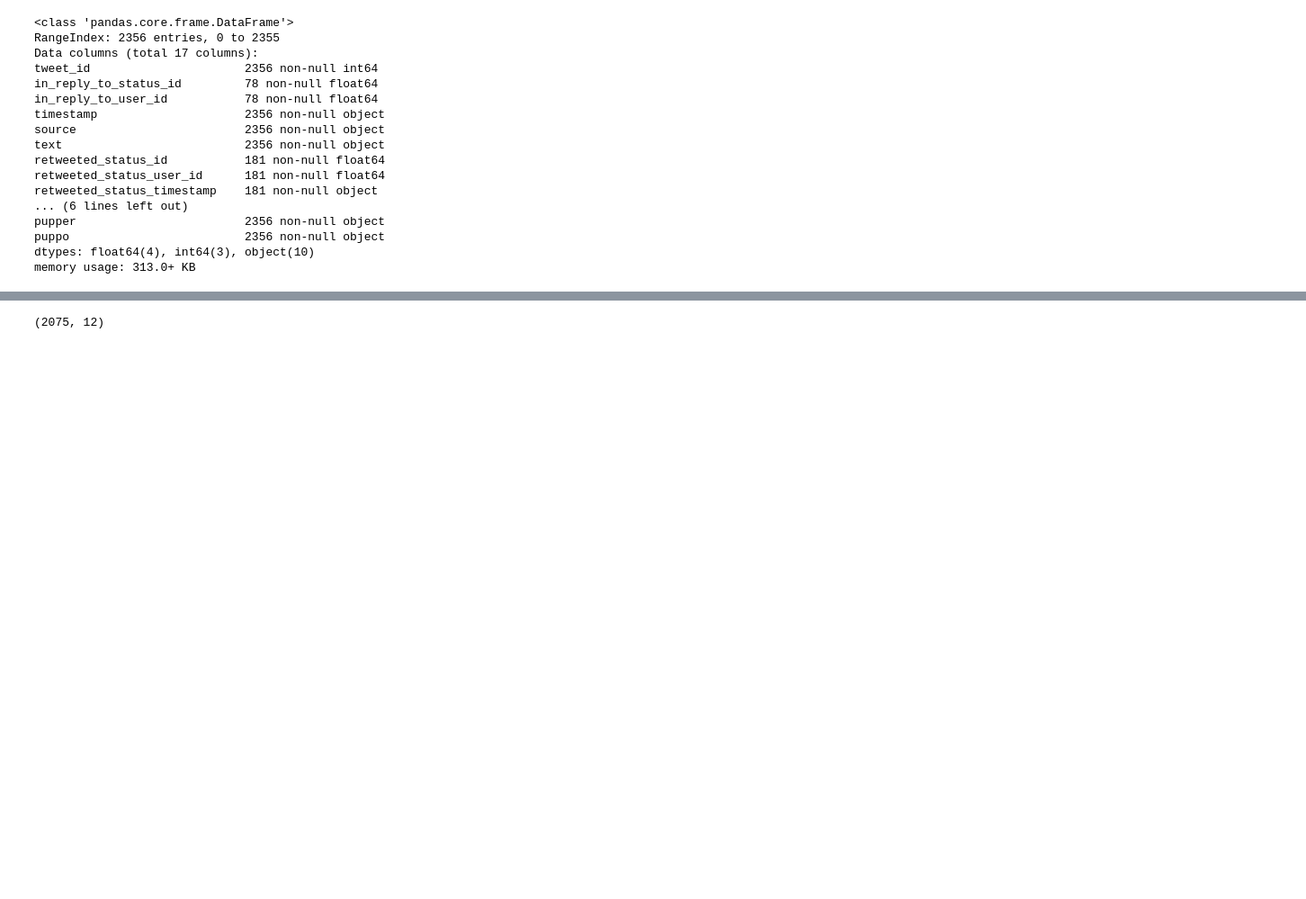
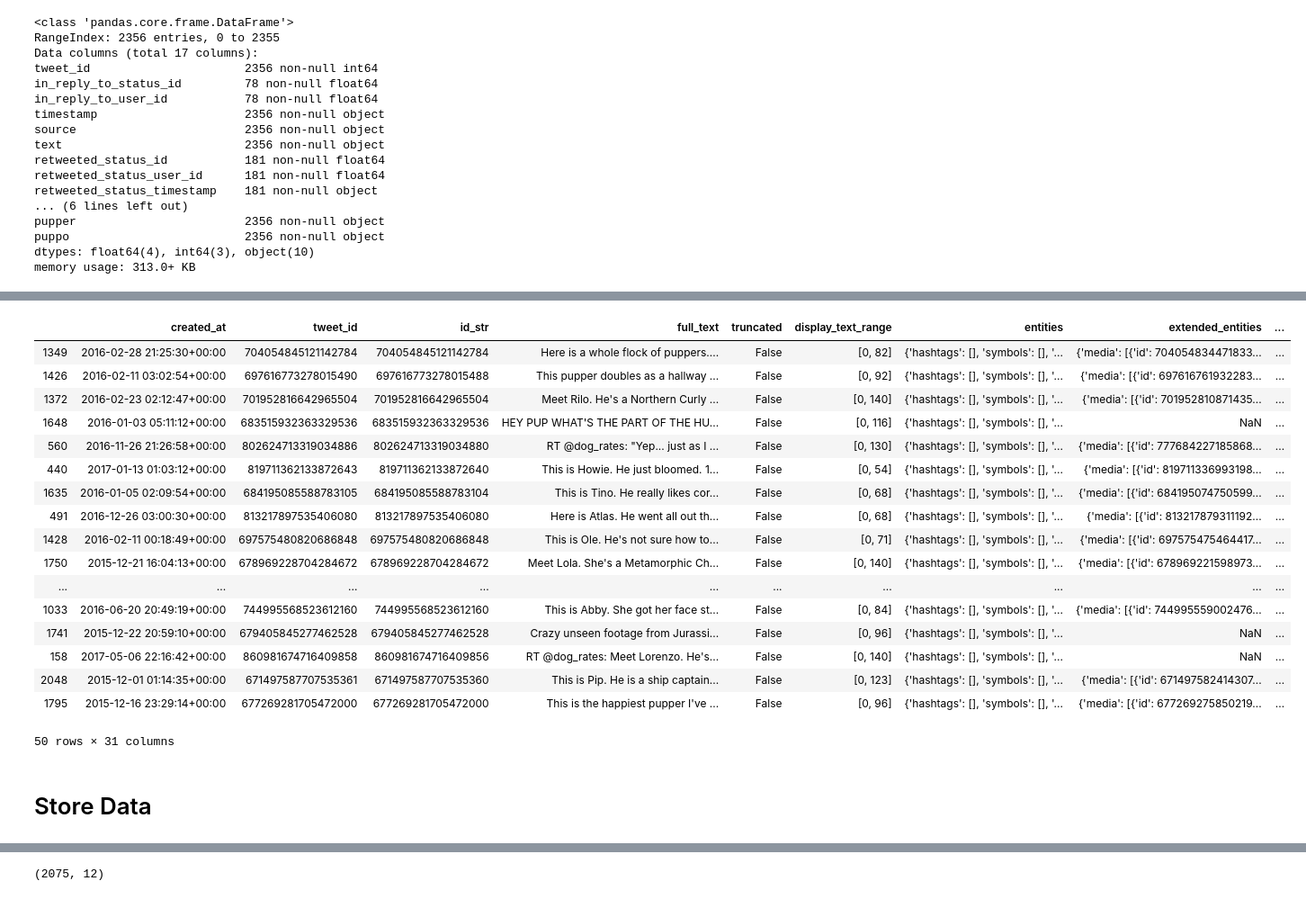
Before and after one commit to mohamedaeldeeb/weratedogs, a Jupyter notebook: wrangle_act.ipynb, the cells around one changed output, grey strips where cells are left out. Shown at 90% size. Saved outputs shown, nothing was run; the diff lists cells and outputs as text; code cells hidden in the pictures; blank space fills up the shorter version.

```diff
--- a/wrangle_act.ipynb
+++ b/wrangle_act.ipynb
@@ -850,2 +778,0 @@ memory usage: 505.9+ KB
-# %%
-tweets_clean.drop(['id_str', 'full_text', 'truncated', 'display_text_range', 'entities', 'extended_entities'], axis=1, inplace=True)
@@ -882,3 +778,0 @@ tweets_clean.head()
-# %%
-#for tidness will filter on only below columns for now tweet_id,favorite_count,retweet_count,source,user,followers_count (will get later through api)
-tweets_clean = tweets_clean.filter(['tweet_id','favorite_count','retweet_count', 'source', 'user'] )
@@ -918,0 +995,24 @@ tweets_clean.to_csv('tweets_clean.csv', encoding='utf-8', index=False)
+# %%
+#Test data modification in tweets_clean
+tweets_clean.sample(50)
+# %% [output]
+|  | created_at | tweet_id | id_str | full_text | truncated | display_text_range | entities | extended_entities | ... |
+| 1349 | 2016-02-28 21:25:30+00:00 | 704054845121142784 | 704054845121142784 | Here is a whole flock of puppers.... | False | [0, 82] | {'hashtags': [], 'symbols': [], '... | {'media': [{'id': 704054834471833... | ... |
+| 1426 | 2016-02-11 03:02:54+00:00 | 697616773278015490 | 697616773278015488 | This pupper doubles as a hallway ... | False | [0, 92] | {'hashtags': [], 'symbols': [], '... | {'media': [{'id': 697616761932283... | ... |
+| 1372 | 2016-02-23 02:12:47+00:00 | 701952816642965504 | 701952816642965504 | Meet Rilo. He's a Northern Curly ... | False | [0, 140] | {'hashtags': [], 'symbols': [], '... | {'media': [{'id': 701952810871435... | ... |
+| 1648 | 2016-01-03 05:11:12+00:00 | 683515932363329536 | 683515932363329536 | HEY PUP WHAT'S THE PART OF THE HU... | False | [0, 116] | {'hashtags': [], 'symbols': [], '... | NaN | ... |
+| 560 | 2016-11-26 21:26:58+00:00 | 802624713319034886 | 802624713319034880 | RT @dog_rates: "Yep... just as I ... | False | [0, 130] | {'hashtags': [], 'symbols': [], '... | {'media': [{'id': 777684227185868... | ... |
+| 440 | 2017-01-13 01:03:12+00:00 | 819711362133872643 | 819711362133872640 | This is Howie. He just bloomed. 1... | False | [0, 54] | {'hashtags': [], 'symbols': [], '... | {'media': [{'id': 819711336993198... | ... |
+| 1635 | 2016-01-05 02:09:54+00:00 | 684195085588783105 | 684195085588783104 | This is Tino. He really likes cor... | False | [0, 68] | {'hashtags': [], 'symbols': [], '... | {'media': [{'id': 684195074750599... | ... |
+| 491 | 2016-12-26 03:00:30+00:00 | 813217897535406080 | 813217897535406080 | Here is Atlas. He went all out th... | False | [0, 68] | {'hashtags': [], 'symbols': [], '... | {'media': [{'id': 813217879311192... | ... |
+| 1428 | 2016-02-11 00:18:49+00:00 | 697575480820686848 | 697575480820686848 | This is Ole. He's not sure how to... | False | [0, 71] | {'hashtags': [], 'symbols': [], '... | {'media': [{'id': 697575475464417... | ... |
+| 1750 | 2015-12-21 16:04:13+00:00 | 678969228704284672 | 678969228704284672 | Meet Lola. She's a Metamorphic Ch... | False | [0, 140] | {'hashtags': [], 'symbols': [], '... | {'media': [{'id': 678969221598973... | ... |
+| ... | ... | ... | ... | ... | ... | ... | ... | ... | ... |
+| 1033 | 2016-06-20 20:49:19+00:00 | 744995568523612160 | 744995568523612160 | This is Abby. She got her face st... | False | [0, 84] | {'hashtags': [], 'symbols': [], '... | {'media': [{'id': 744995559002476... | ... |
+| 1741 | 2015-12-22 20:59:10+00:00 | 679405845277462528 | 679405845277462528 | Crazy unseen footage from Jurassi... | False | [0, 96] | {'hashtags': [], 'symbols': [], '... | NaN | ... |
+| 158 | 2017-05-06 22:16:42+00:00 | 860981674716409858 | 860981674716409856 | RT @dog_rates: Meet Lorenzo. He's... | False | [0, 140] | {'hashtags': [], 'symbols': [], '... | NaN | ... |
+| 2048 | 2015-12-01 01:14:35+00:00 | 671497587707535361 | 671497587707535360 | This is Pip. He is a ship captain... | False | [0, 123] | {'hashtags': [], 'symbols': [], '... | {'media': [{'id': 671497582414307... | ... |
+| 1795 | 2015-12-16 23:29:14+00:00 | 677269281705472000 | 677269281705472000 | This is the happiest pupper I've ... | False | [0, 96] | {'hashtags': [], 'symbols': [], '... | {'media': [{'id': 677269275850219... | ... |
+50 rows × 31 columns
+# %% [markdown]
+# Store Data
```
Also changed, not shown: parts of 175 cells of this notebook, 7 other files.
